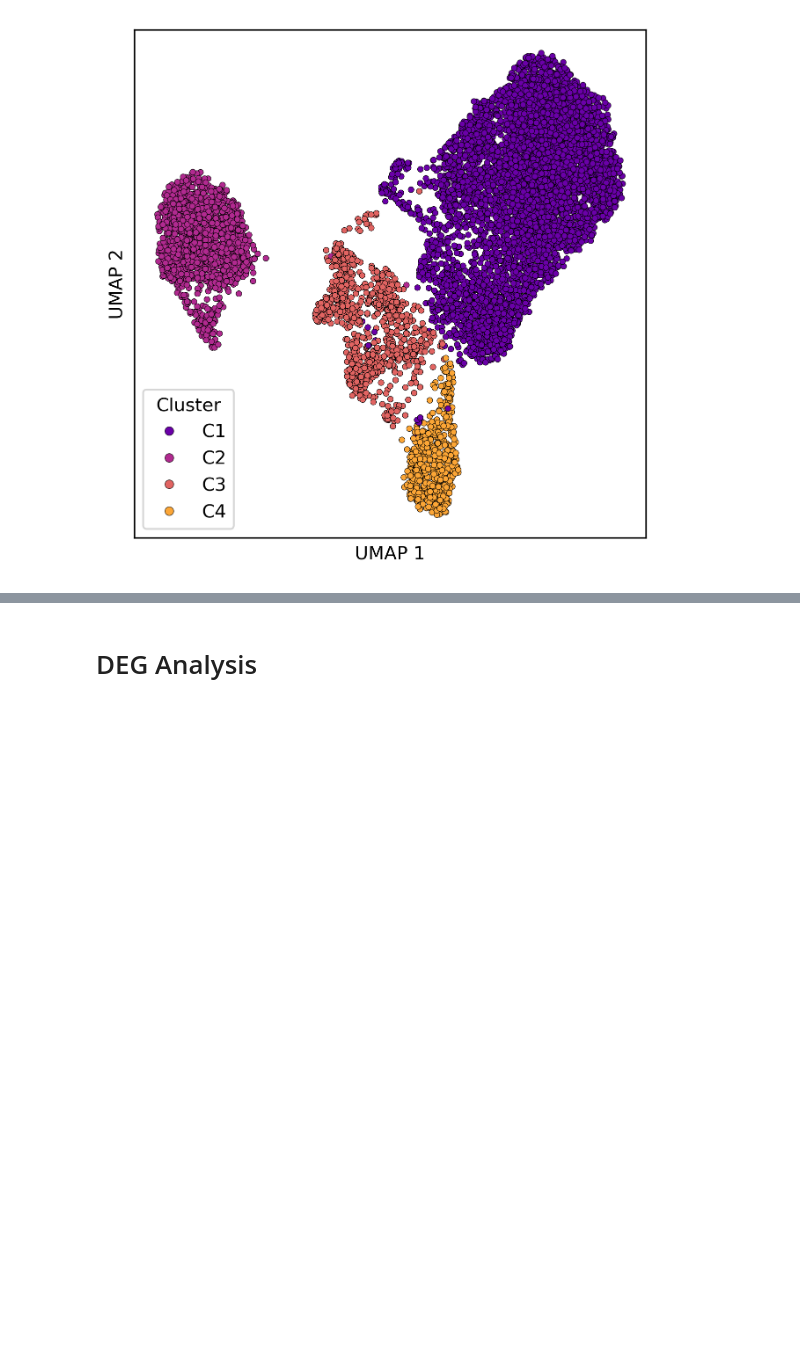
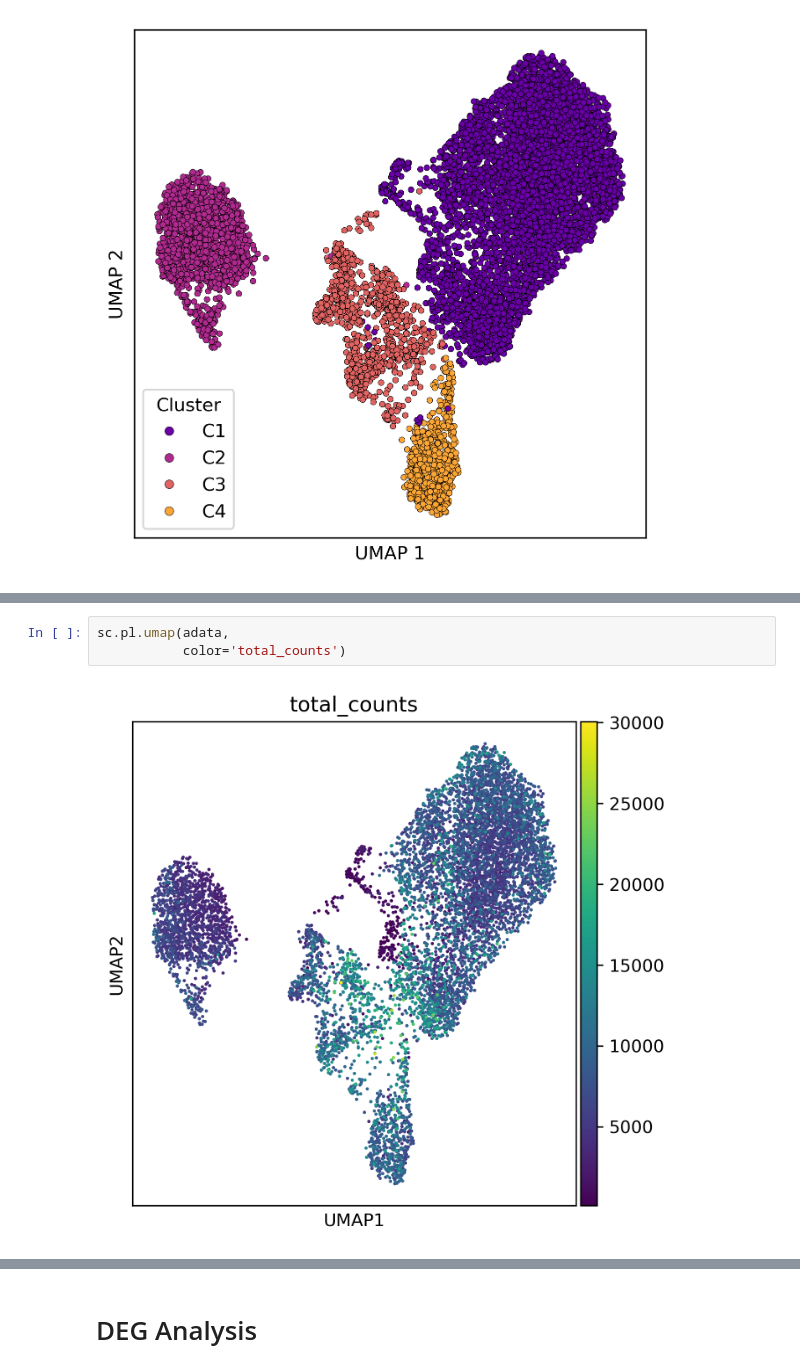
Before and after one commit to CooperStansbury/ONT-single-cell, a Jupyter notebook: notebooks/FIGURE_2.ipynb, the cells around one changed output, grey strips where cells are left out. Cells and saved outputs as stored; diff of their text form; blank space fills up the shorter version.

```diff
--- a/notebooks/FIGURE_2.ipynb
+++ b/notebooks/FIGURE_2.ipynb
@@ -63,0 +95,5 @@ sns.move_legend(plt.gca(),
+# %%
+sc.pl.umap(adata,
+           color='total_counts')
+# %% [output]
+[figure, added]
```
Also changed, not shown: parts of 8 cells of this notebook, 14 other files.
